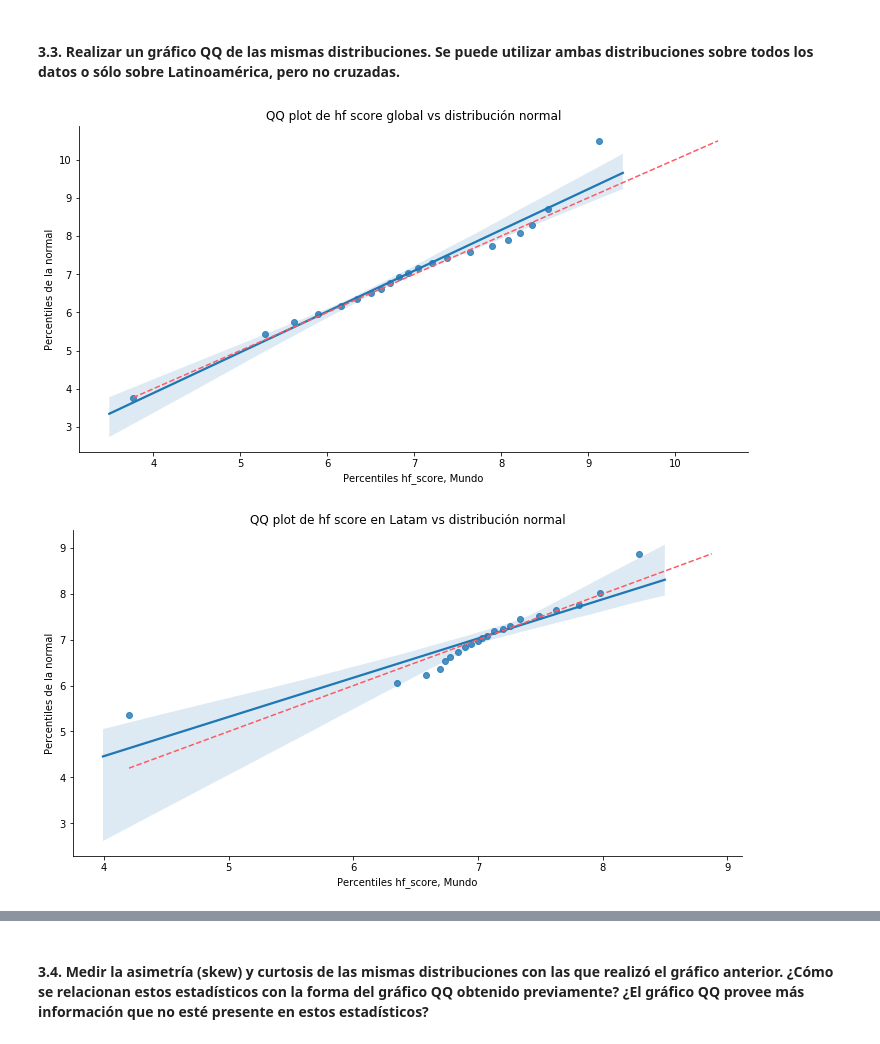
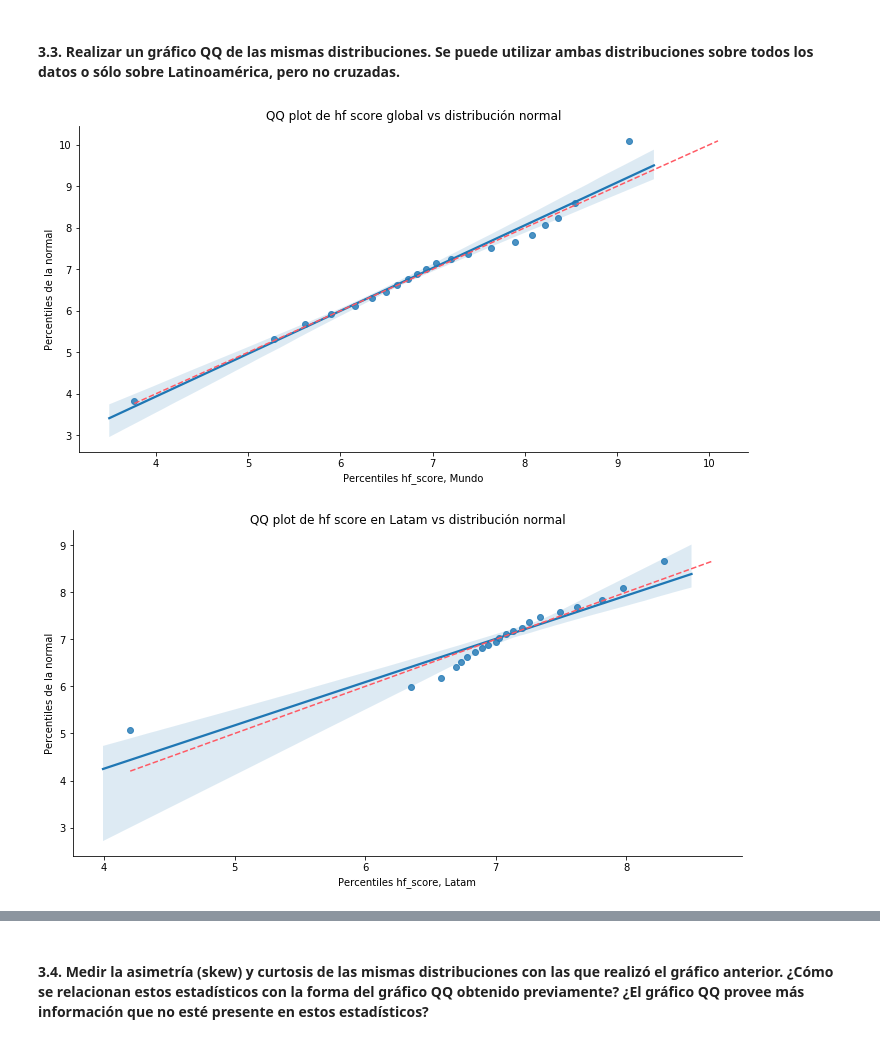
Before and after one commit to NSalina/diplodatos_2019, a Jupyter notebook: 02_practico_I.ipynb, the cells around one changed output, grey strips where cells are left out. Saved outputs shown, nothing was run; the diff lists cells and outputs as text; code cells hidden in the pictures.

```diff
--- a/02_practico_I.ipynb
+++ b/02_practico_I.ipynb
@@ -68,7 +68,7 @@ seaborn.__version__
 # %% [output]
 '0.9.0'
 # %%
-dataset = pandas.read_csv('../diplo/datasets/hfi_cc_2018.csv')
+dataset = pandas.read_csv('hfi_cc_2018.csv')
 dataset.shape
 # %% [output]
 (1458, 123)
@@ -450,21 +464,21 @@ plt.plot(x,x, color=RED, ls="--")
 
 seaborn.despine()
 # %% [output]
-[figure, old version]
+[figure, new version]
 # %%
 loc, scale = stats.norm.fit(latam['hf_score'].dropna())
 norm_dist = stats.norm(loc, scale)
 percs = numpy.linspace(0,100,21)  # Creamos 20 puntos percentiles igualmente distribuidos entre 0 y 100.
 qn_sample = numpy.percentile(latam['hf_score'].dropna(), percs)
 qn_norm_dist = numpy.percentile(norm_dist.rvs(len(latam['hf_score'].dropna())), percs)
 plt.figure(figsize=(12,6))
 seaborn.regplot(x=qn_sample, y=qn_norm_dist)
-plt.xlabel('Percentiles hf_score, Mundo')
+plt.xlabel('Percentiles hf_score, Latam')
 plt.ylabel('Percentiles de la normal')
 plt.title('QQ plot de hf score en Latam vs distribución normal')
 x = numpy.linspace(numpy.min((qn_sample.min(), qn_norm_dist.min())), numpy.max((qn_sample.max(),qn_norm_dist.max())))
 plt.plot(x,x, color=RED, ls="--")
 
 seaborn.despine()
 # %% [output]
-[figure, old version]
+[figure, new version]
```
Also changed, not shown: parts of 17 cells of this notebook, 1 other file.
